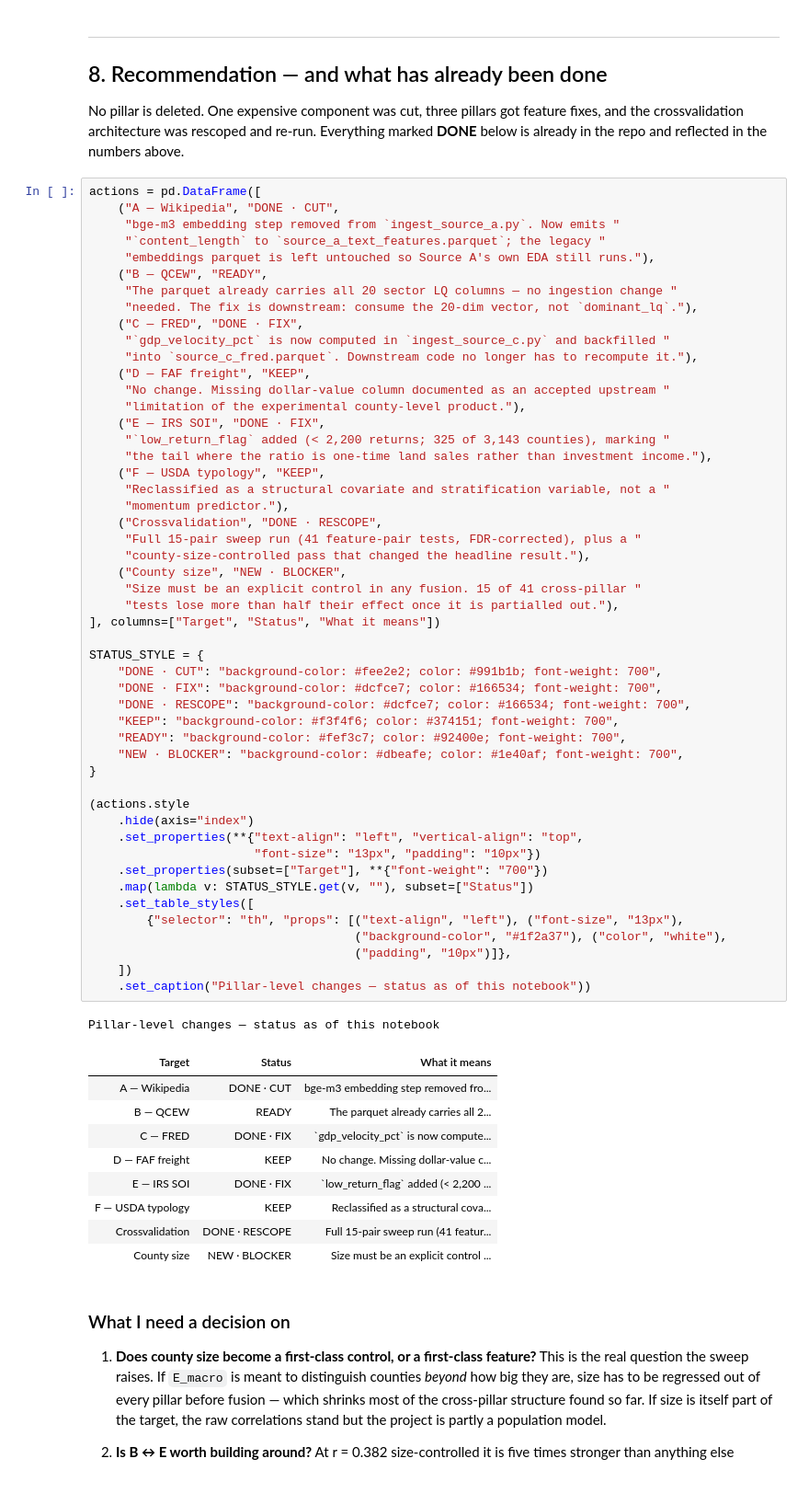
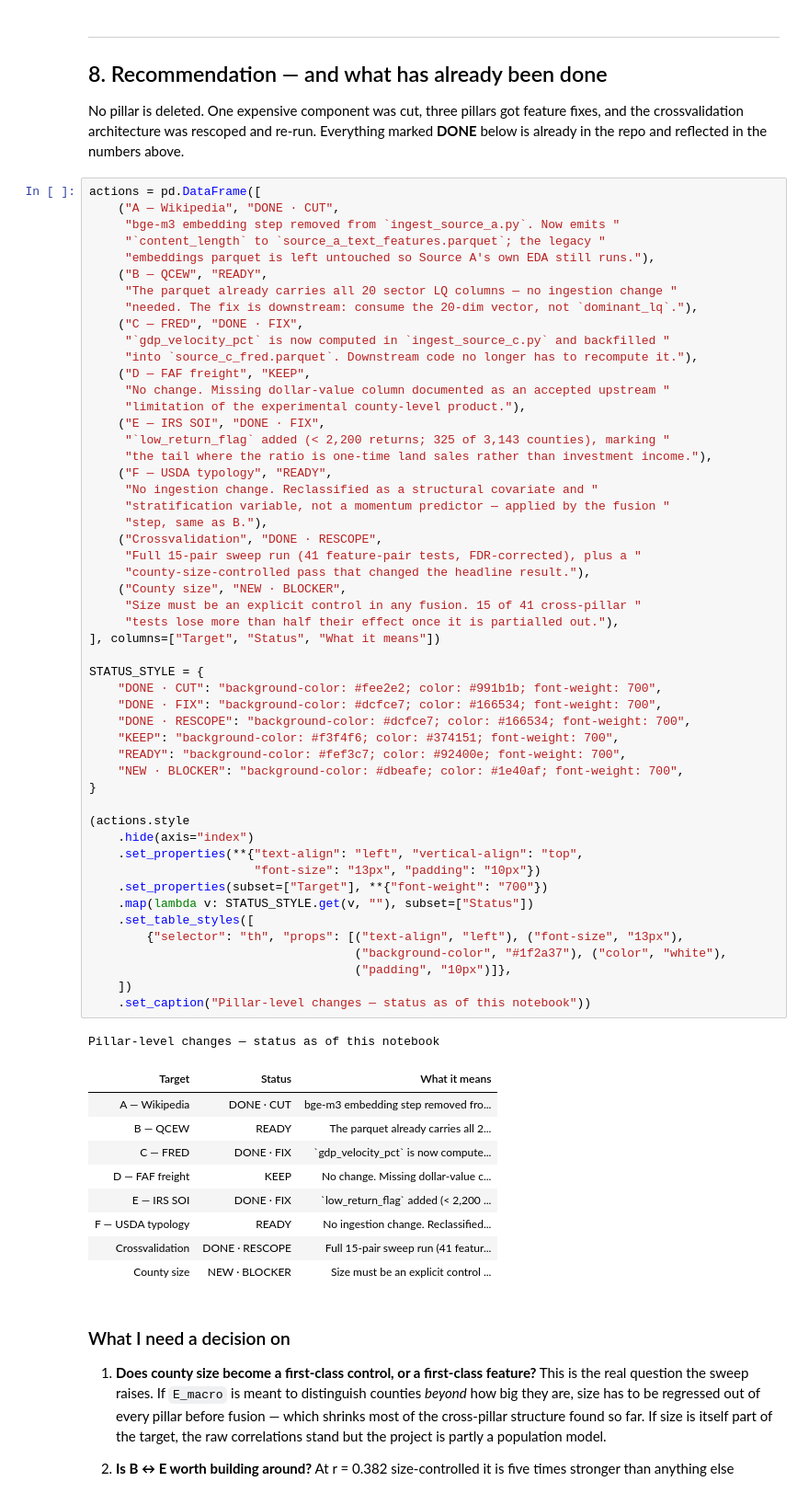
Before and after one commit to Max-Garcia-06/macro_embeddings, a Jupyter notebook: analysis-output/E_macro_key_findings.ipynb, the cells around one changed output. Shown at 92% size. Cells and saved outputs as stored; diff of their text form.

```diff
--- a/analysis-output/E_macro_key_findings.ipynb
+++ b/analysis-output/E_macro_key_findings.ipynb
@@ -732,9 +742,10 @@ actions = pd.DataFrame([
     ("E — IRS SOI", "DONE · FIX",
      "`low_return_flag` added (< 2,200 returns; 325 of 3,143 counties), marking "
      "the tail where the ratio is one-time land sales rather than investment income."),
-    ("F — USDA typology", "KEEP",
-     "Reclassified as a structural covariate and stratification variable, not a "
-     "momentum predictor."),
+    ("F — USDA typology", "READY",
+     "No ingestion change. Reclassified as a structural covariate and "
+     "stratification variable, not a momentum predictor — applied by the fusion "
+     "step, same as B."),
     ("Crossvalidation", "DONE · RESCOPE",
      "Full 15-pair sweep run (41 feature-pair tests, FDR-corrected), plus a "
      "county-size-controlled pass that changed the headline result."),
@@ -745,34 +756,34 @@ actions = pd.DataFrame([
 
 STATUS_STYLE = {
     "DONE · CUT": "background-color: #fee2e2; color: #991b1b; font-weight: 700",
     "DONE · FIX": "background-color: #dcfce7; color: #166534; font-weight: 700",
     "DONE · RESCOPE": "background-color: #dcfce7; color: #166534; font-weight: 700",
     "KEEP": "background-color: #f3f4f6; color: #374151; font-weight: 700",
     "READY": "background-color: #fef3c7; color: #92400e; font-weight: 700",
     "NEW · BLOCKER": "background-color: #dbeafe; color: #1e40af; font-weight: 700",
 }
 
 (actions.style
     .hide(axis="index")
     .set_properties(**{"text-align": "left", "vertical-align": "top",
                        "font-size": "13px", "padding": "10px"})
     .set_properties(subset=["Target"], **{"font-weight": "700"})
     .map(lambda v: STATUS_STYLE.get(v, ""), subset=["Status"])
     .set_table_styles([
         {"selector": "th", "props": [("text-align", "left"), ("font-size", "13px"),
                                      ("background-color", "#1f2a37"), ("color", "white"),
                                      ("padding", "10px")]},
     ])
     .set_caption("Pillar-level changes — status as of this notebook"))
 # %% [output]
 Pillar-level changes — status as of this notebook
 | Target | Status | What it means |
 | A — Wikipedia | DONE · CUT | bge-m3 embedding step removed fro... |
 | B — QCEW | READY | The parquet already carries all 2... |
 | C — FRED | DONE · FIX | `gdp_velocity_pct` is now compute... |
 | D — FAF freight | KEEP | No change. Missing dollar-value c... |
 | E — IRS SOI | DONE · FIX | `low_return_flag` added (< 2,200 ... |
-| F — USDA typology | KEEP | Reclassified as a structural cova... |
+| F — USDA typology | READY | No ingestion change. Reclassified... |
 | Crossvalidation | DONE · RESCOPE | Full 15-pair sweep run (41 featur... |
 | County size | NEW · BLOCKER | Size must be an explicit control ... |
 # %% [markdown]
```
Also changed, not shown: parts of 5 cells of this notebook, 1 other file.
